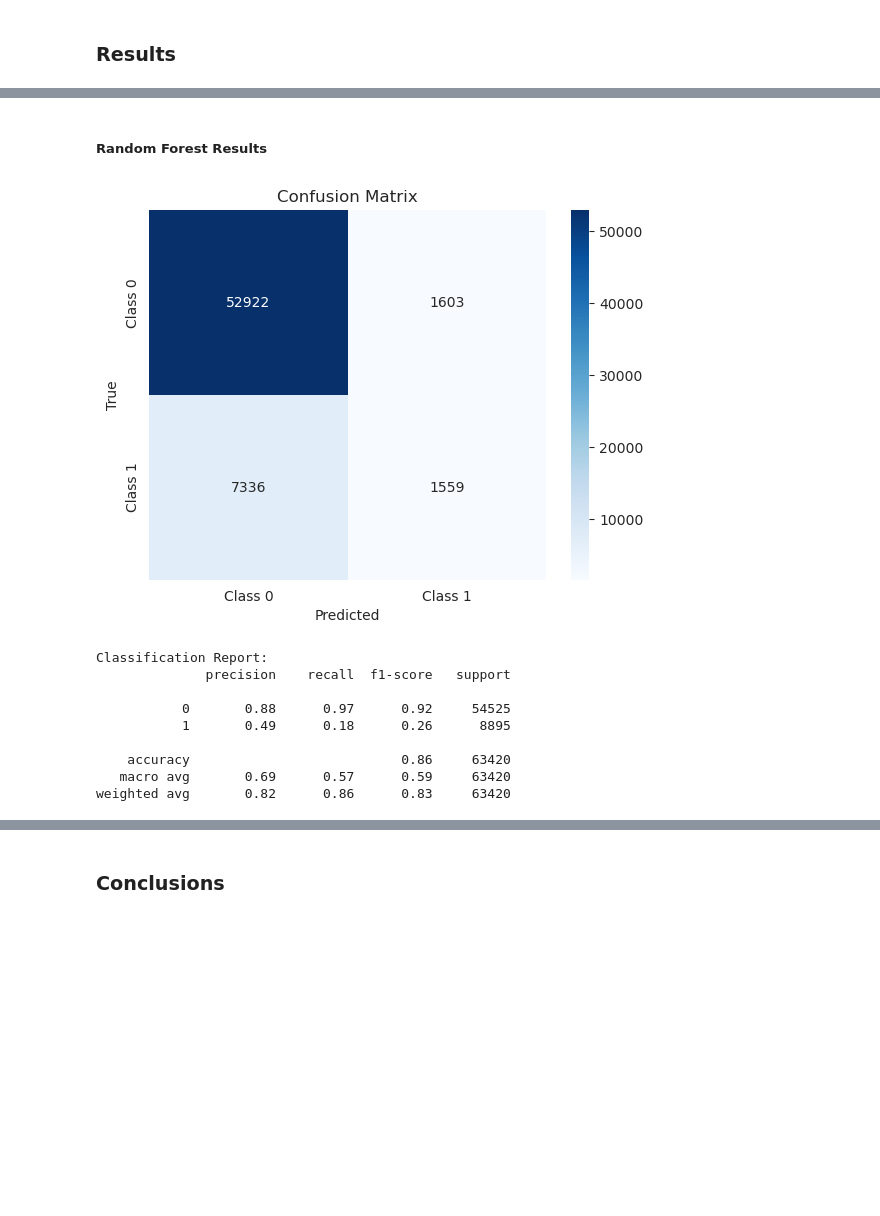
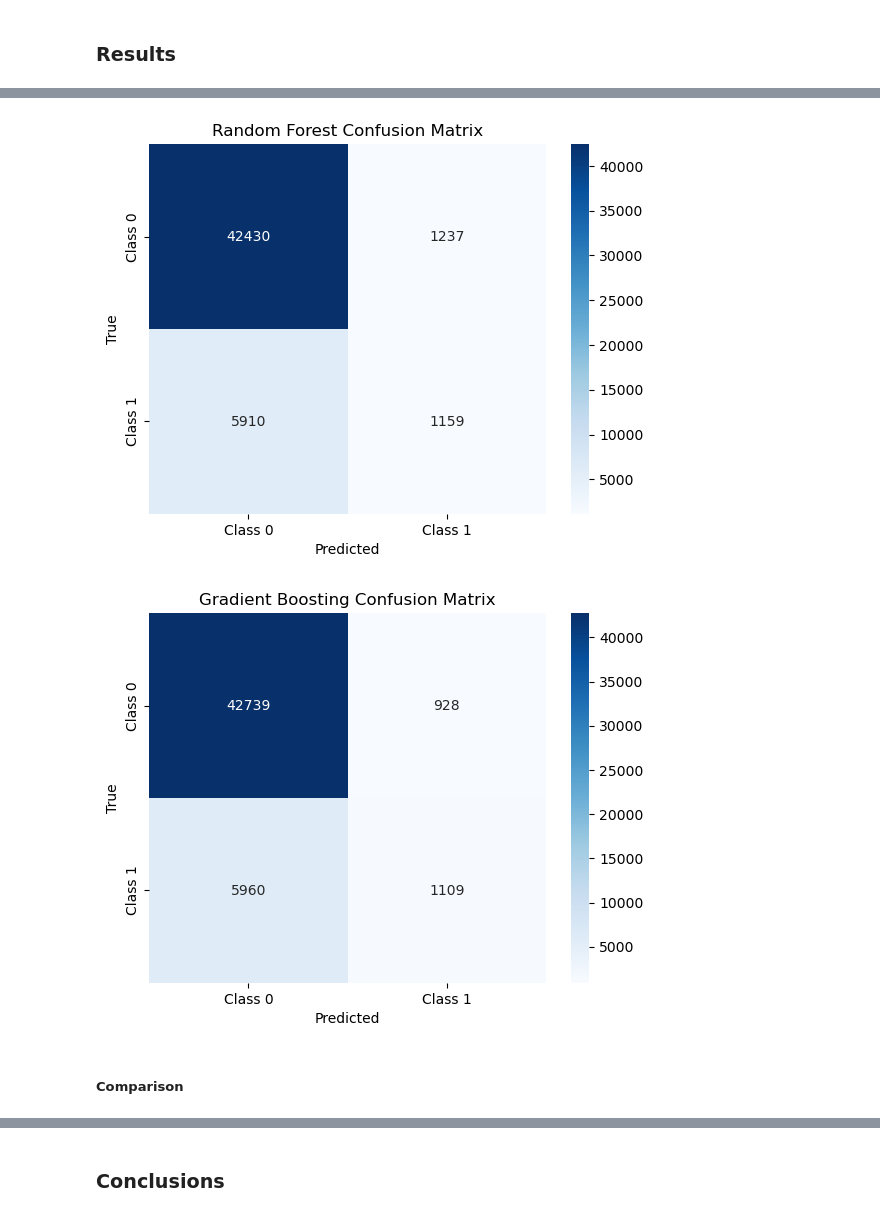
Before and after one commit to jman102/CSCA5622-Final-Project, a Jupyter notebook: final_project.ipynb, the cells around one changed output, grey strips where cells are left out. Cells and saved outputs as stored; diff of their text form; code cells hidden in the pictures; blank space fills up the shorter version.

```diff
--- a/final_project.ipynb
+++ b/final_project.ipynb
@@ -112,7 +112,7 @@ For this classification problem, there were a handful of supervised machine lear
 # %%
-class LR_data:
+class Data:
     """
-    class to setup testing/training splits for Logistic Regression Classifier
+    class to setup training/testing splits
 
     """
     def __init__(self):
@@ -120,11 +120,6 @@ class LR_data:
         self.X_test = None
         self.y_train = None
         self.y_test = None
-        self.y_pred = None
-        self.y_prob = None
-        self.X_train, self.X_test, self.y_train, self.y_test = train_test_split(X, y, test_size=0.25)
+        self.X_train, self.X_test, self.y_train, self.y_test = train_test_split(X, y, test_size=0.2, stratify=y)
 
-lr_data = LR_data()
-
-# logicstic regression
-lr_clf = LogisticRegression(max_iter=1000).fit(lr_data.X_train, lr_data.y_train)
+data = Data()
@@ -135,20 +140,12 @@ lr_clf = LogisticRegression(max_iter=1000).fit(lr_data.X_train, lr_data.y_train)
 ##### Random Forest Binary Classifier
 # %%
 class RF_data:
-    """
-    class to setup testing/training splits for Logistic Regression Classifier
-
-    """
     def __init__(self):
-        self.X_train = None
-        self.X_test = None
-        self.y_train = None
-        self.y_test = None
         self.y_pred = None
         self.y_prob = None
-        self.X_train, self.X_test, self.y_train, self.y_test = train_test_split(X, y, test_size=0.25)
+        self.cm = None
 
 rf_data = RF_data()
 
 # random forest
-rf_clf = RandomForestClassifier(n_estimators=100, random_state=42).fit(rf_data.X_train, rf_data.y_train)
+rf_clf = RandomForestClassifier(random_state=42).fit(data.X_train, data.y_train)
@@ -219,29 +182,30 @@ weighted avg       0.83      0.87      0.83     63420
-# %% [markdown]
-##### Random Forest Results
 # %%
-rf_data.y_pred = rf_clf.predict(rf_data.X_test)
+rf_data.y_pred = rf_clf.predict(data.X_test)
 
 # Confusion Matrix
-cm = confusion_matrix(rf_data.y_test, rf_data.y_pred)
+rf_data.cm = confusion_matrix(data.y_test, rf_data.y_pred)
 
 # Plot Confusion Matrix
-sns.heatmap(cm, annot=True, fmt='d', cmap='Blues', xticklabels=['Class 0', 'Class 1'], yticklabels=['Class 0', 'Class 1'])
+sns.heatmap(rf_data.cm, annot=True, fmt='d', cmap='Blues', xticklabels=['Class 0', 'Class 1'], yticklabels=['Class 0', 'Class 1'])
 plt.xlabel('Predicted')
 plt.ylabel('True')
-plt.title('Confusion Matrix')
+plt.title('Random Forest Confusion Matrix')
 plt.show()
-
-# Classification Report
-print("Classification Report:")
-print(classification_report(rf_data.y_test, rf_data.y_pred))
 # %% [output]
-[figure, old version]
+[figure, new version]
-Classification Report:
-              precision    recall  f1-score   support
-
-           0       0.88      0.97      0.92     54525
-           1       0.49      0.18      0.26      8895
-
-    accuracy                           0.86     63420
-   macro avg       0.69      0.57      0.59     63420
-weighted avg       0.82      0.86      0.83     63420
+# %%
+gb_data.y_pred = gb_clf.predict(data.X_test)
+
+# Confusion Matrix
+gb_data.cm = confusion_matrix(data.y_test, gb_data.y_pred)
+
+# Plot Confusion Matrix
+sns.heatmap(gb_data.cm, annot=True, fmt='d', cmap='Blues', xticklabels=['Class 0', 'Class 1'], yticklabels=['Class 0', 'Class 1'])
+plt.xlabel('Predicted')
+plt.ylabel('True')
+plt.title('Gradient Boosting Confusion Matrix')
+plt.show()
+# %% [output]
+[figure, added]
+# %% [markdown]
+##### Comparison
```
Also changed, not shown: parts of 24 cells of this notebook.
